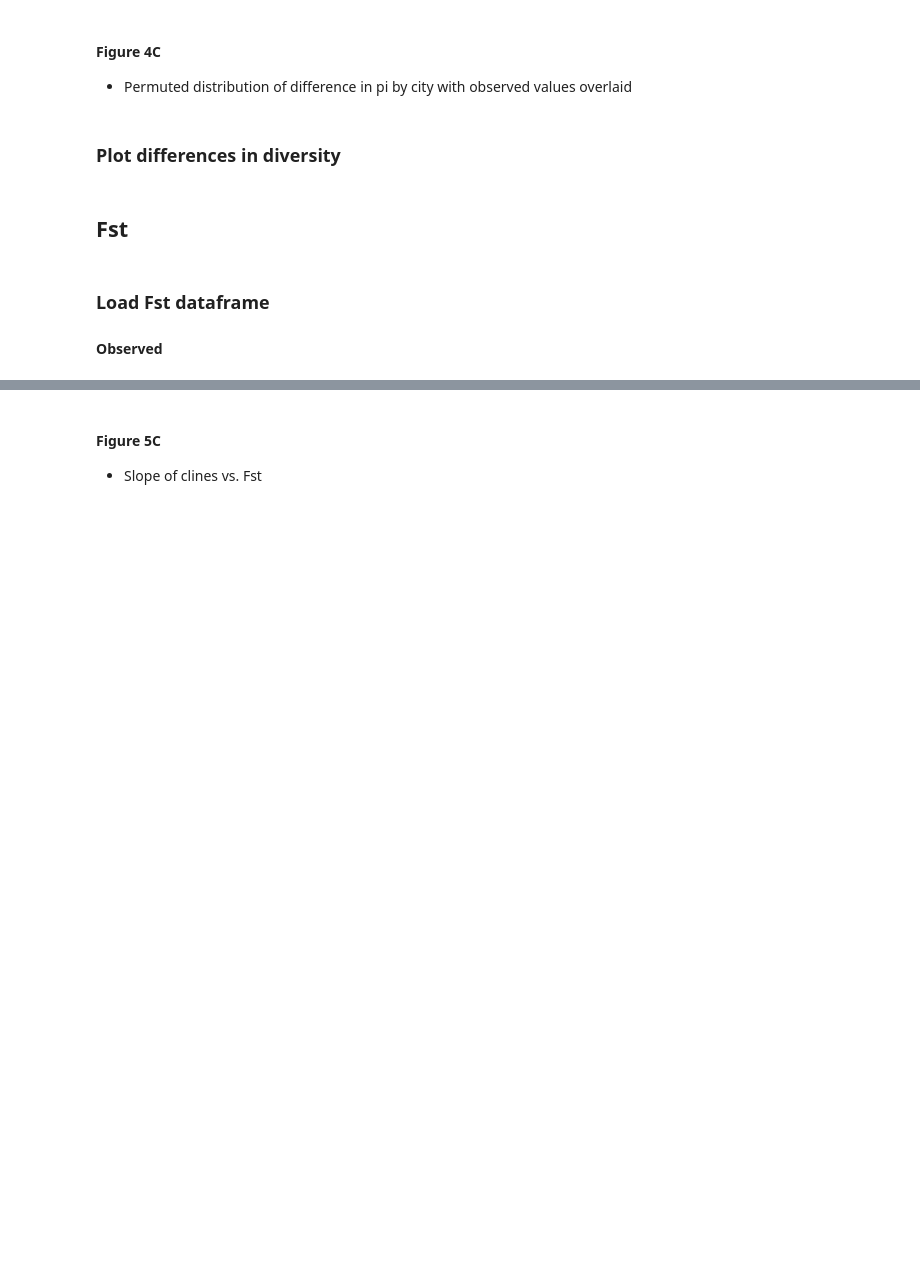
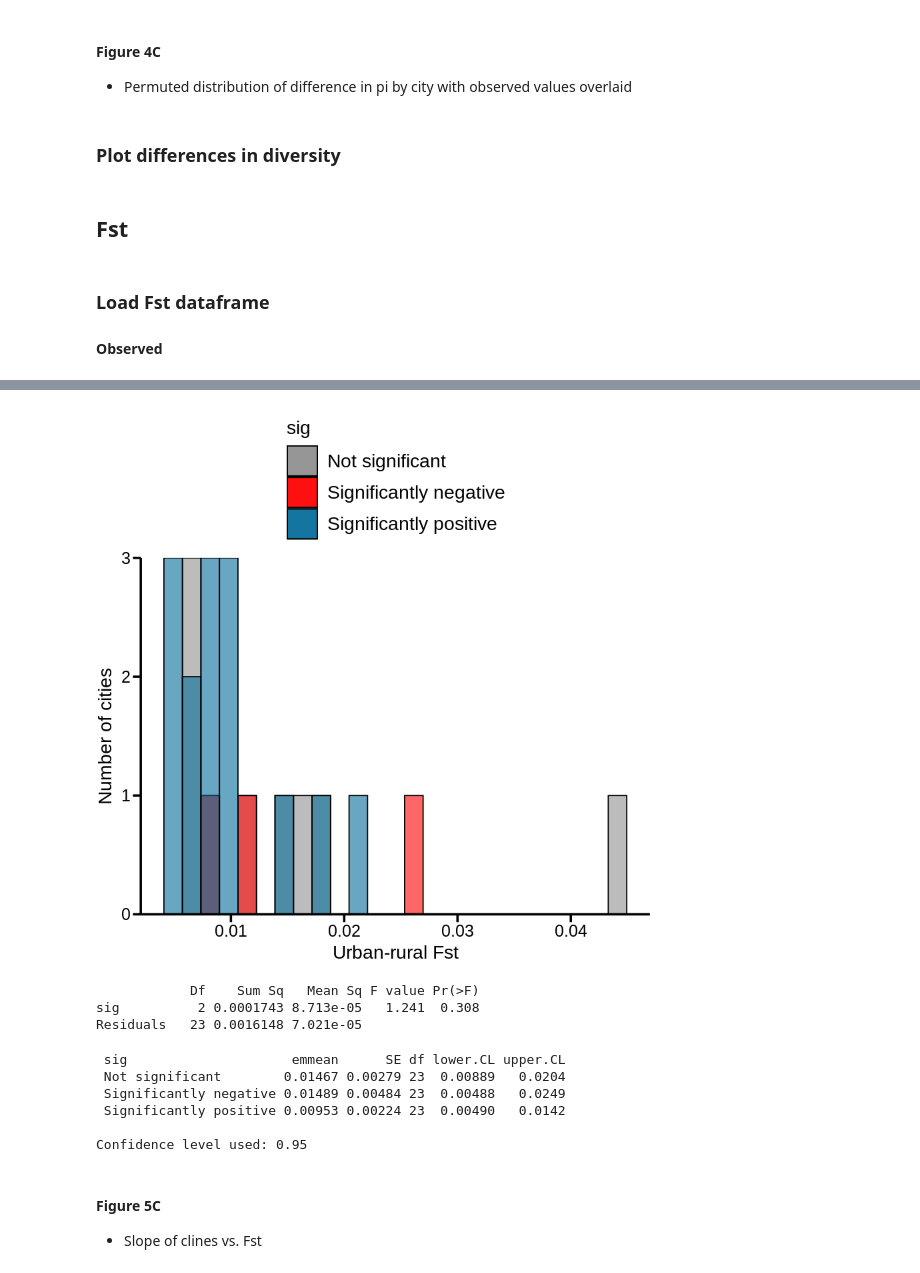
Before and after one commit to James-S-Santangelo/glue_pc, a Jupyter notebook: genomic-analyses/notebooks/pi_fst_byCity_byHabitat.r.ipynb, the cells around one changed output, grey strips where cells are left out. Saved outputs shown, nothing was run; the diff lists cells and outputs as text; code cells hidden in the pictures; blank space fills up the shorter version.

```diff
--- a/genomic-analyses/notebooks/pi_fst_byCity_byHabitat.r.ipynb
+++ b/genomic-analyses/notebooks/pi_fst_byCity_byHabitat.r.ipynb
@@ -308,15 +395,16 @@ load_obs_fst <- function(path){
 }
 # %%
 # Merge Fst dataframes. Only using Hudson's Fst
-inpath <- '../results/angsd/summary_stats/fst/fst1/'
-obs_fst_df <- list.files(inpath, pattern = '.*_4fold_r_u_fst1_readable.fst', recursive = TRUE) %>%
+inpath <- '../../../results/angsd/summary_stats/hudson_fst/'
+obs_fst_df <- list.files(inpath, pattern = '.*_4fold_r_u_readable.fst', recursive = TRUE) %>%
     map_dfr(., load_obs_fst) %>%
     left_join(., betaLog_df, by = 'city') %>%
     as.data.frame() %>%
-    mutate(city = fct_reorder(as.factor(city), betaLog),
-           sig = case_when(betaLog > 0 & pvalLog < 0.05 ~ 'Significantly positive',
-                           betaLog < 0 & pvalLog < 0.05 ~ 'Significantly negative',
-                           TRUE ~ 'Not significant')) %>%
-    filter(!(is.na(yint)))  # Remove Ac and Li locus estimates
+    mutate(city = fct_reorder(as.factor(city), betaLog_Dist),
+           sig = case_when(betaLog_Dist > 0 & pvalLog_Dist < 0.05 ~ 'Significantly positive',
+                           betaLog_Dist < 0 & pvalLog_Dist < 0.05 ~ 'Significantly negative',
+                           TRUE ~ 'Not significant'))
+# %>%
+#     filter(!(is.na(yint)))  # Remove Ac and Li locus estimates
 # %%
 head(obs_fst_df)
@@ -334,39 +446,52 @@ obs_fst_df %>% filter(nSites == min(nSites) | nSites == max(nSites))
 # %%
 alpha <- 0.6
 fst_by_cline <- ggplot(obs_fst_df, aes(x = fst)) +
     geom_histogram(data = obs_fst_df %>% filter(sig == 'Not significant'),
                                                          bins = 25,
                                                          aes(fill = sig),
                                                          color = 'black',
                                                          alpha = alpha) +
     geom_histogram(data = obs_fst_df %>% filter(sig == 'Significantly negative'),
                                                          bins = 25,
                                                          aes(fill = sig),
                                                          color = 'black',
                                                          alpha = alpha) +
    geom_histogram(data = obs_fst_df %>% filter(sig == 'Significantly positive'),
                                                          bins = 25,
                                                          aes(fill = sig),
                                                          color = 'black',
                                                          alpha = alpha) +
     scale_fill_manual(values = pal) +
-    coord_cartesian(xlim = c(0, 0.22)) +
-    scale_x_continuous(breaks = seq(from = 0, to = 0.2, by = 0.05), expand = c(0, 0)) +
+#     coord_cartesian(xlim = c(0, 0.22)) +
+#     scale_x_continuous(breaks = seq(from = 0, to = 0.2, by = 0.05), expand = c(0, 0)) +
     ylab('Number of cities') + xlab('Urban-rural Fst') +
 
     scale_y_continuous(breaks = seq(from = 0, to = 6, by = 1), expand = c(0, 0)) +
     ng1
 fst_by_cline
+# %% [output]
+[figure, added]
 # %%
 outpath <- '../results/figures/main_text/figure_4/fst_observed_histogram_allCities.pdf'
 ggsave(filename = outpath, plot = fst_by_cline, device = 'pdf', width = 8, height = 10, units = 'in',
       useDingbats = FALSE, dpi = 600)
 # %%
 # Model testing whether Fst differs between cities with and without clines
-fst_mod <- aov(fst ~ sigLog, data = df_allStats)
+fst_mod <- aov(fst ~ sig, data = obs_fst_df)
 summary(fst_mod)
+# %% [output]
+            Df    Sum Sq   Mean Sq F value Pr(>F)
+sig          2 0.0001743 8.713e-05   1.241  0.308
+Residuals   23 0.0016148 7.021e-05
 # %%
-emmeans(fst_mod, specs = 'sigLog')
+emmeans(fst_mod, specs = 'sig')
+# %% [output]
+ sig                     emmean      SE df lower.CL upper.CL
+ Not significant        0.01467 0.00279 23  0.00889   0.0204
+ Significantly negative 0.01489 0.00484 23  0.00488   0.0249
+ Significantly positive 0.00953 0.00224 23  0.00490   0.0142
+
+Confidence level used: 0.95
 # %% [markdown]
 #### Figure 5C
 
```
Also changed, not shown: parts of 29 cells of this notebook.
